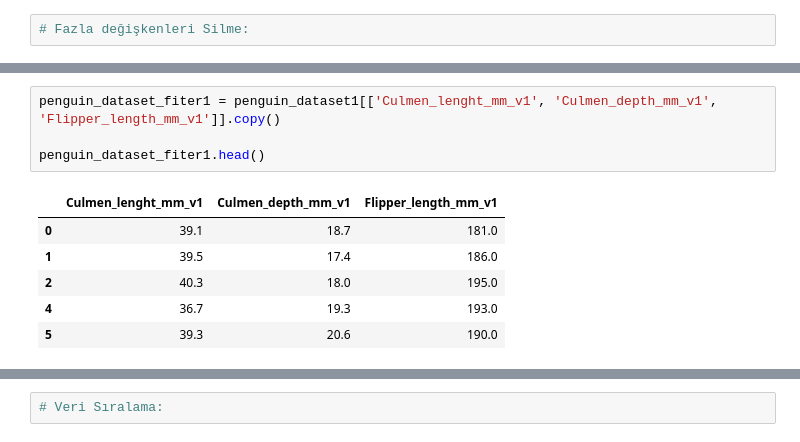
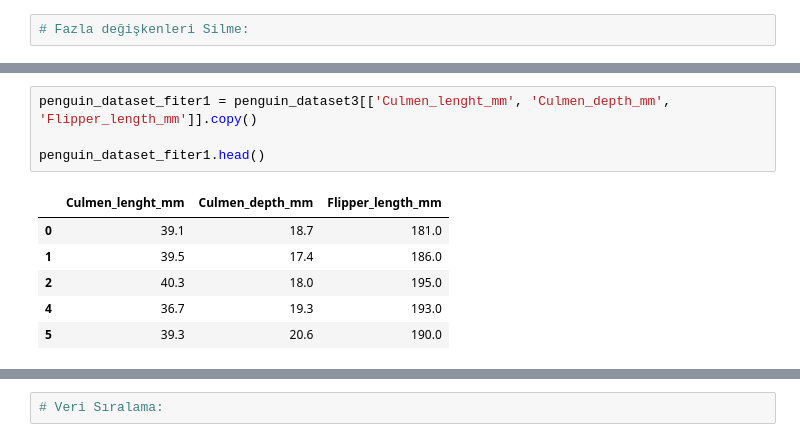
Before and after one commit to Fatmaerdogan/Patika-Bootcamp, a Jupyter notebook: 10_05_2025_Python_dersi_Data_Processes_Numpy_Pandas.ipynb, the cells around one changed output, grey strips where cells are left out. Saved outputs shown, nothing was run; the diff lists cells and outputs as text.

```diff
--- a/10_05_2025_Python_dersi_Data_Processes_Numpy_Pandas.ipynb
+++ b/10_05_2025_Python_dersi_Data_Processes_Numpy_Pandas.ipynb
@@ -1639,9 +1648,9 @@ memory usage: 31.3+ KB
 # %%
-penguin_dataset_fiter1 = penguin_dataset1[['Culmen_lenght_mm_v1', 'Culmen_depth_mm_v1', 'Flipper_length_mm_v1']].copy()
+penguin_dataset_fiter1 = penguin_dataset3[['Culmen_lenght_mm', 'Culmen_depth_mm', 'Flipper_length_mm']].copy()
 
 penguin_dataset_fiter1.head()
 # %% [output]
-|  | Culmen_lenght_mm_v1 | Culmen_depth_mm_v1 | Flipper_length_mm_v1 |
+|  | Culmen_lenght_mm | Culmen_depth_mm | Flipper_length_mm |
 | 0 | 39.1 | 18.7 | 181.0 |
 | 1 | 39.5 | 17.4 | 186.0 |
 | 2 | 40.3 | 18.0 | 195.0 |
```
Also changed, not shown: parts of 35 cells of this notebook.
